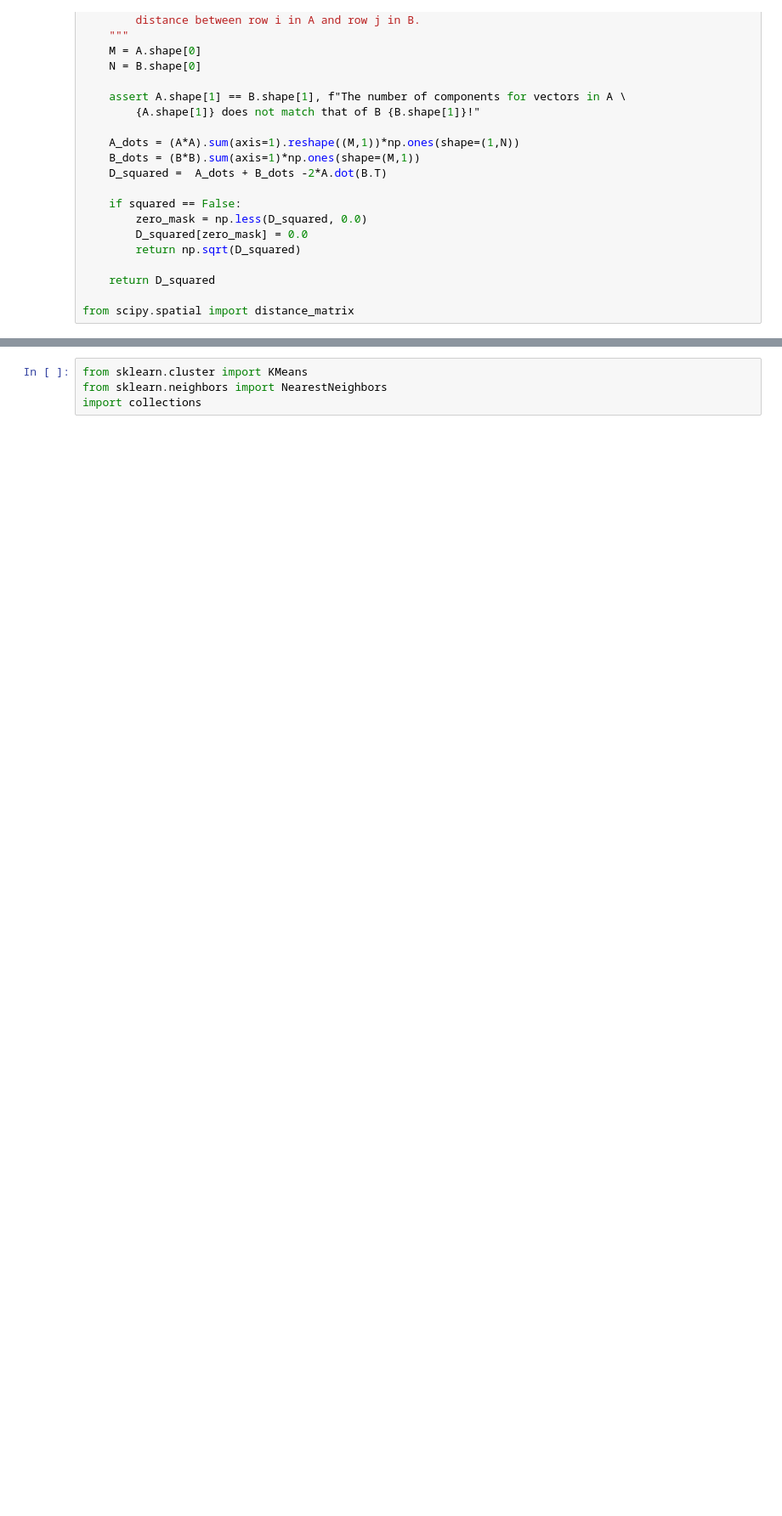
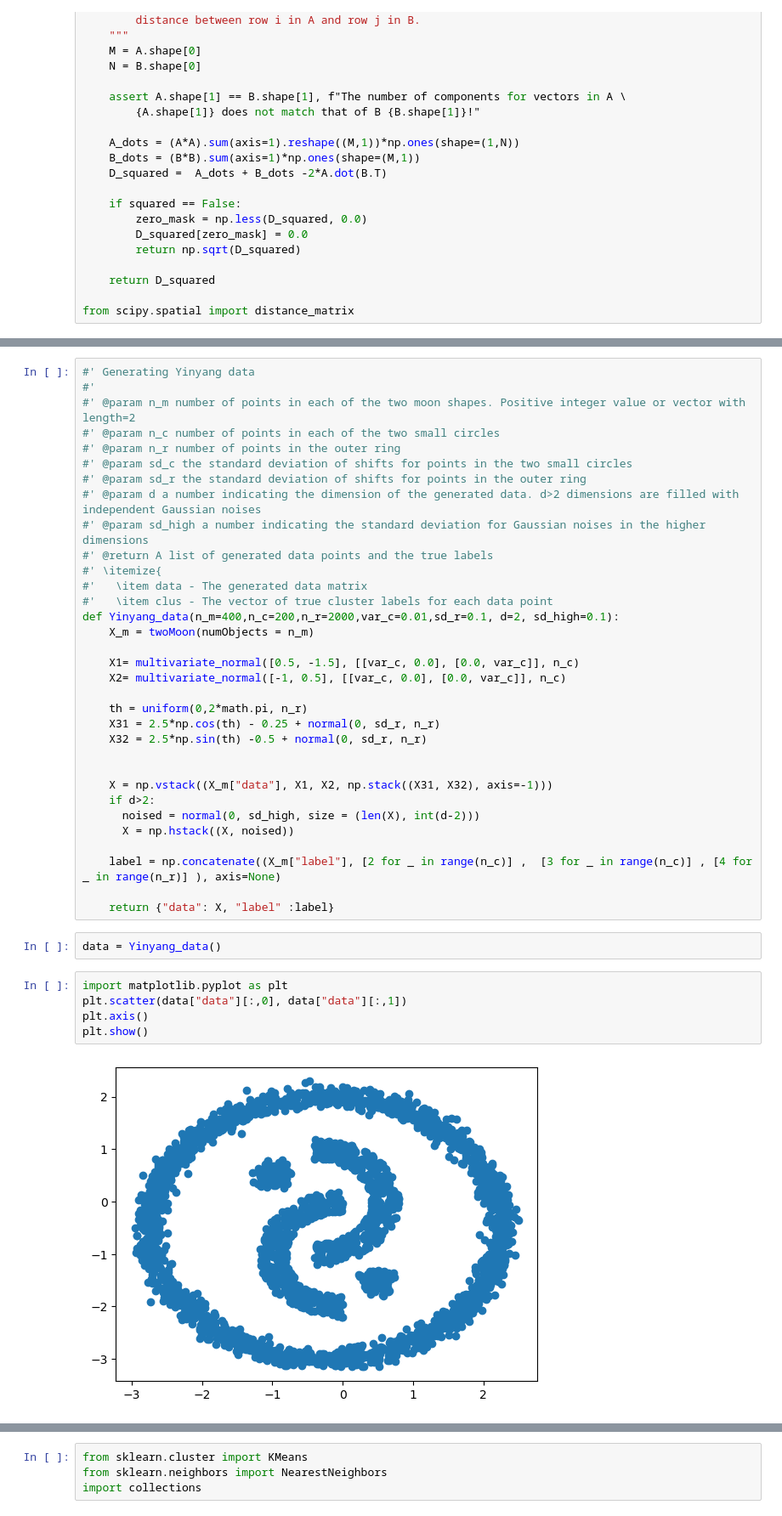
Before and after one commit to zhangyk8/skeleton-methods, a Jupyter notebook: Skeleton_Construction.ipynb, the cells around one changed output, grey strips where cells are left out. Shown: that part at 85% size. Saved outputs shown, nothing was run; the diff lists cells and outputs as text; blank space fills up the shorter version.

```diff
--- a/Skeleton_Construction.ipynb
+++ b/Skeleton_Construction.ipynb
@@ -75,3 +81,45 @@ def twoMoon(numObjects = 180, shape1a = -0.4, shape2b = 1, shape1rFrom = 0.8, sh
+# %%
+#' Generating Yinyang data
+#'
+#' @param n_m number of points in each of the two moon shapes. Positive integer value or vector with length=2
+#' @param n_c number of points in each of the two small circles
+#' @param n_r number of points in the outer ring
+#' @param sd_c the standard deviation of shifts for points in the two small circles
+#' @param sd_r the standard deviation of shifts for points in the outer ring
+#' @param d a number indicating the dimension of the generated data. d>2 dimensions are filled with independent Gaussian noises
+#' @param sd_high a number indicating the standard deviation for Gaussian noises in the higher dimensions
+#' @return A list of generated data points and the true labels
+#' \itemize{
+#'   \item data - The generated data matrix
+#'   \item clus - The vector of true cluster labels for each data point
+def Yinyang_data(n_m=400,n_c=200,n_r=2000,var_c=0.01,sd_r=0.1, d=2, sd_high=0.1):
+    X_m = twoMoon(numObjects = n_m)
+
+    X1= multivariate_normal([0.5, -1.5], [[var_c, 0.0], [0.0, var_c]], n_c)
+    X2= multivariate_normal([-1, 0.5], [[var_c, 0.0], [0.0, var_c]], n_c)
+
+    th = uniform(0,2*math.pi, n_r)
+    X31 = 2.5*np.cos(th) - 0.25 + normal(0, sd_r, n_r)
+    X32 = 2.5*np.sin(th) -0.5 + normal(0, sd_r, n_r)
+
+
+    X = np.vstack((X_m["data"], X1, X2, np.stack((X31, X32), axis=-1)))
+    if d>2:
+      noised = normal(0, sd_high, size = (len(X), int(d-2)))
+      X = np.hstack((X, noised))
+
+    label = np.concatenate((X_m["label"], [2 for _ in range(n_c)] ,  [3 for _ in range(n_c)] , [4 for _ in range(n_r)] ), axis=None)
+
+    return {"data": X, "label" :label}
+# %%
+data = Yinyang_data()
+# %%
+import matplotlib.pyplot as plt
+plt.scatter(data["data"][:,0], data["data"][:,1])
+plt.axis()
+plt.show()
+# %% [output]
+[figure, added]
 # %%
 data = twoMoon()
 X = data["data"]
```
Also changed, not shown: parts of 67 cells of this notebook.
